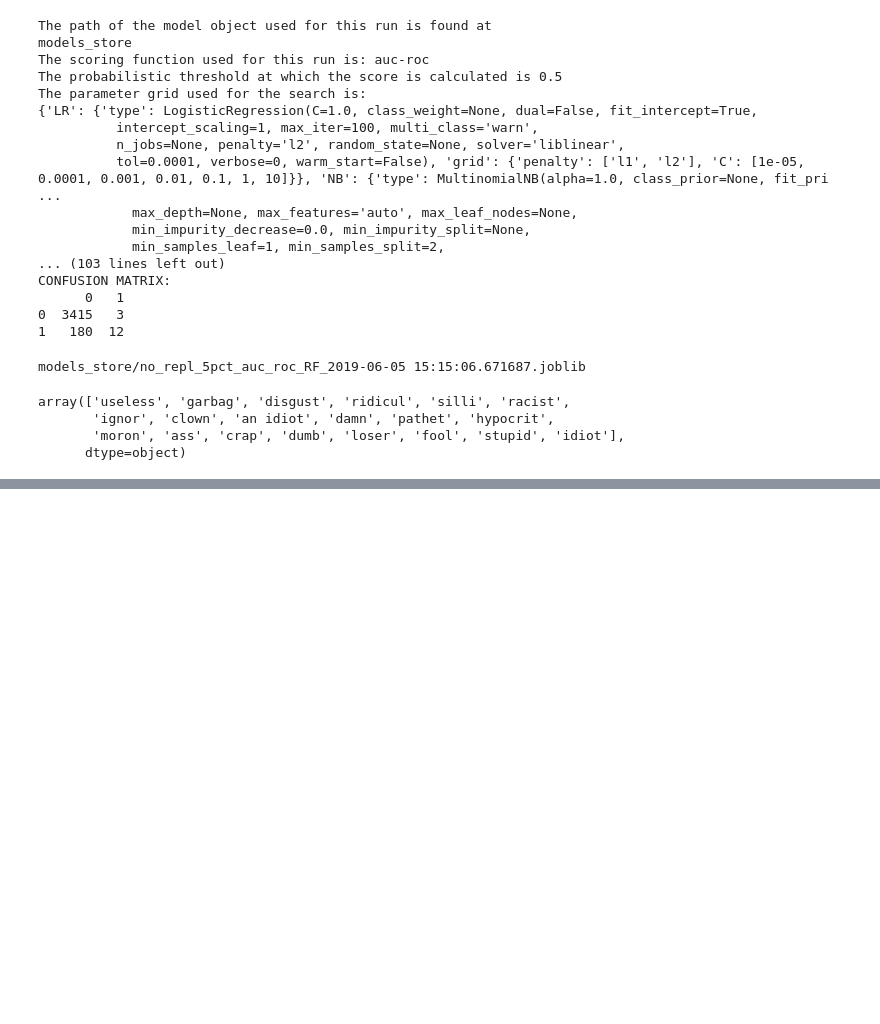
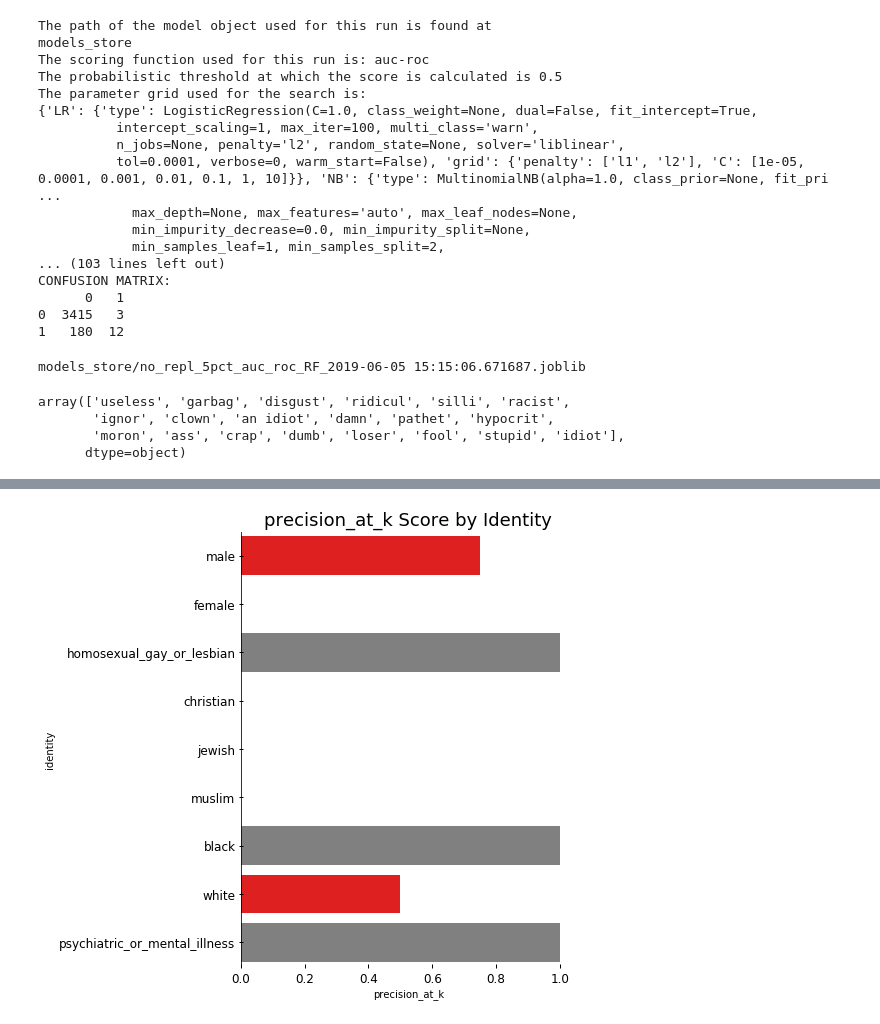
Before and after one commit to ElenaBadilloG/DetoxiPy, a Jupyter notebook: src/SKLEARN_MODELING.ipynb, the cells around one changed output, grey strips where cells are left out. Drawn from its saved outputs; the diff is of its cells as text; code cells hidden in the pictures; blank space fills up the shorter version.

Commit message:
evaluation sample use

```diff
--- a/src/SKLEARN_MODELING.ipynb
+++ b/src/SKLEARN_MODELING.ipynb
@@ -124,3 +124,11 @@ array(['useless', 'garbag', 'disgust', 'ridicul', 'silli', 'racist',
        'ignor', 'clown', 'an idiot', 'damn', 'pathet', 'hypocrit',
        'moron', 'ass', 'crap', 'dumb', 'loser', 'fool', 'stupid', 'idiot'],
       dtype=object)
+# %%
+print('LOADING IN DATA WITH ID COLUMNS FOR EVALUATION')
+df = dp.load_data(TRAIN, IDENTITY_COLUMNS + ['target'], sample_pct, 1234)
+df = dp.binarize_label(df, 0.5)
+print('SPLITTING INTO X, y')
+X, y = dp.split_X_y(df)
+_, X_eval, _, y_eval = dp.train_test_split(X, y, test_size=.2, train_size=.8, random_state=1234, stratify=None)
+X_eval = X_eval.apply(lambda x: x>0.5)
@@ -126,0 +139,2 @@ array(['useless', 'garbag', 'disgust', 'ridicul', 'silli', 'racist',
+# %%
+scores = rf.evaluate_bias(X_test, X_eval, y_eval, 0.5)
@@ -126,0 +155,4 @@ array(['useless', 'garbag', 'disgust', 'ridicul', 'silli', 'racist',
+# %%
+rf.plot_bias(scores, 'precision_at_k')
+# %% [output]
+[figure, added]
```
Also changed, not shown: parts of 3 cells of this notebook.
